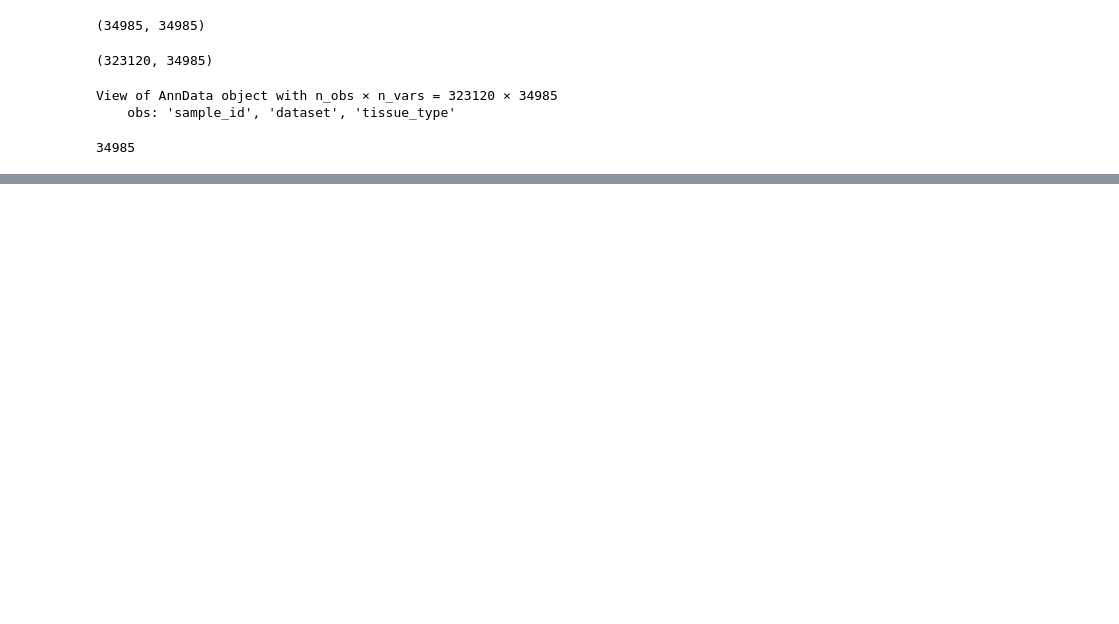
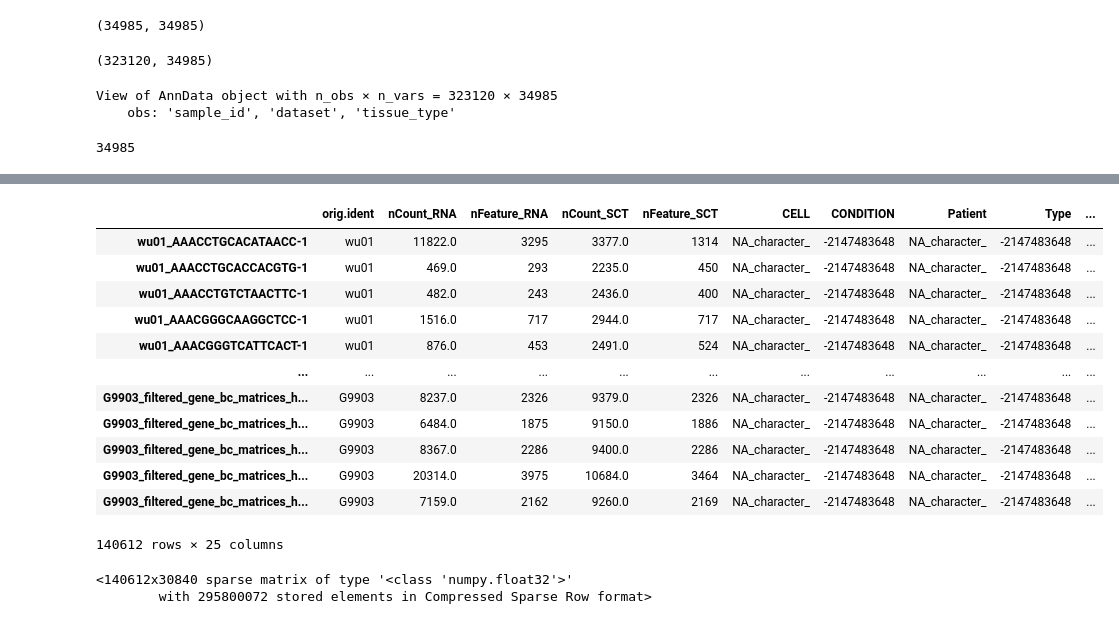
Before and after one commit to estorrs/single-cell-pdac, a Jupyter notebook: notebooks/single_cell_aggregation.ipynb, the cells around one changed output, grey strips where cells are left out. Saved outputs shown, nothing was run; the diff lists cells and outputs as text; code cells hidden in the pictures; blank space fills up the shorter version.

```diff
--- a/notebooks/single_cell_aggregation.ipynb
+++ b/notebooks/single_cell_aggregation.ipynb
@@ -684,0 +678,3 @@ slim.write_h5ad('../data/single_cell/original/count_matrix/counts.h5ad')
+# %%
+a = sc.read_h5ad('../../sc_pdac/backups/final_adata.h5ad')
+a
@@ -684,0 +688,21 @@ slim.write_h5ad('../data/single_cell/original/count_matrix/counts.h5ad')
+# %%
+a.obs
+# %% [output]
+|  | orig.ident | nCount_RNA | nFeature_RNA | nCount_SCT | nFeature_SCT | CELL | CONDITION | Patient | Type | ... |
+| wu01_AAACCTGCACATAACC-1 | wu01 | 11822.0 | 3295 | 3377.0 | 1314 | NA_character_ | -2147483648 | NA_character_ | -2147483648 | ... |
+| wu01_AAACCTGCACCACGTG-1 | wu01 | 469.0 | 293 | 2235.0 | 450 | NA_character_ | -2147483648 | NA_character_ | -2147483648 | ... |
+| wu01_AAACCTGTCTAACTTC-1 | wu01 | 482.0 | 243 | 2436.0 | 400 | NA_character_ | -2147483648 | NA_character_ | -2147483648 | ... |
+| wu01_AAACGGGCAAGGCTCC-1 | wu01 | 1516.0 | 717 | 2944.0 | 717 | NA_character_ | -2147483648 | NA_character_ | -2147483648 | ... |
+| wu01_AAACGGGTCATTCACT-1 | wu01 | 876.0 | 453 | 2491.0 | 524 | NA_character_ | -2147483648 | NA_character_ | -2147483648 | ... |
+| ... | ... | ... | ... | ... | ... | ... | ... | ... | ... | ... |
+| G9903_filtered_gene_bc_matrices_h... | G9903 | 8237.0 | 2326 | 9379.0 | 2326 | NA_character_ | -2147483648 | NA_character_ | -2147483648 | ... |
+| G9903_filtered_gene_bc_matrices_h... | G9903 | 6484.0 | 1875 | 9150.0 | 1886 | NA_character_ | -2147483648 | NA_character_ | -2147483648 | ... |
+| G9903_filtered_gene_bc_matrices_h... | G9903 | 8367.0 | 2286 | 9400.0 | 2286 | NA_character_ | -2147483648 | NA_character_ | -2147483648 | ... |
+| G9903_filtered_gene_bc_matrices_h... | G9903 | 20314.0 | 3975 | 10684.0 | 3464 | NA_character_ | -2147483648 | NA_character_ | -2147483648 | ... |
+| G9903_filtered_gene_bc_matrices_h... | G9903 | 7159.0 | 2162 | 9260.0 | 2169 | NA_character_ | -2147483648 | NA_character_ | -2147483648 | ... |
+140612 rows × 25 columns
+# %%
+a.layers['counts']
+# %% [output]
+<140612x30840 sparse matrix of type '<class 'numpy.float32'>'
+        with 295800072 stored elements in Compressed Sparse Row format>
```
Also changed, not shown: parts of 5 cells of this notebook, 3 other files.
